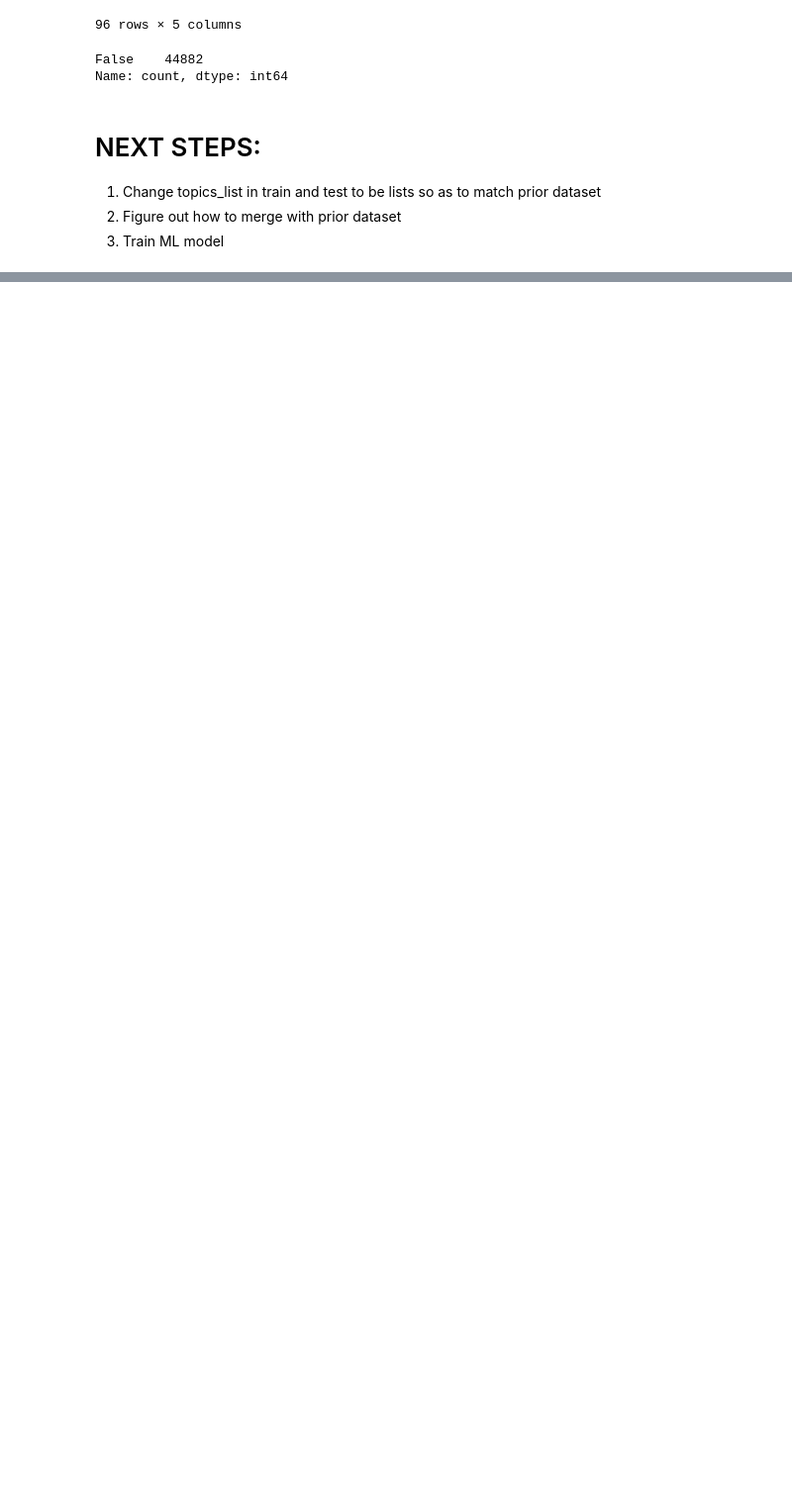
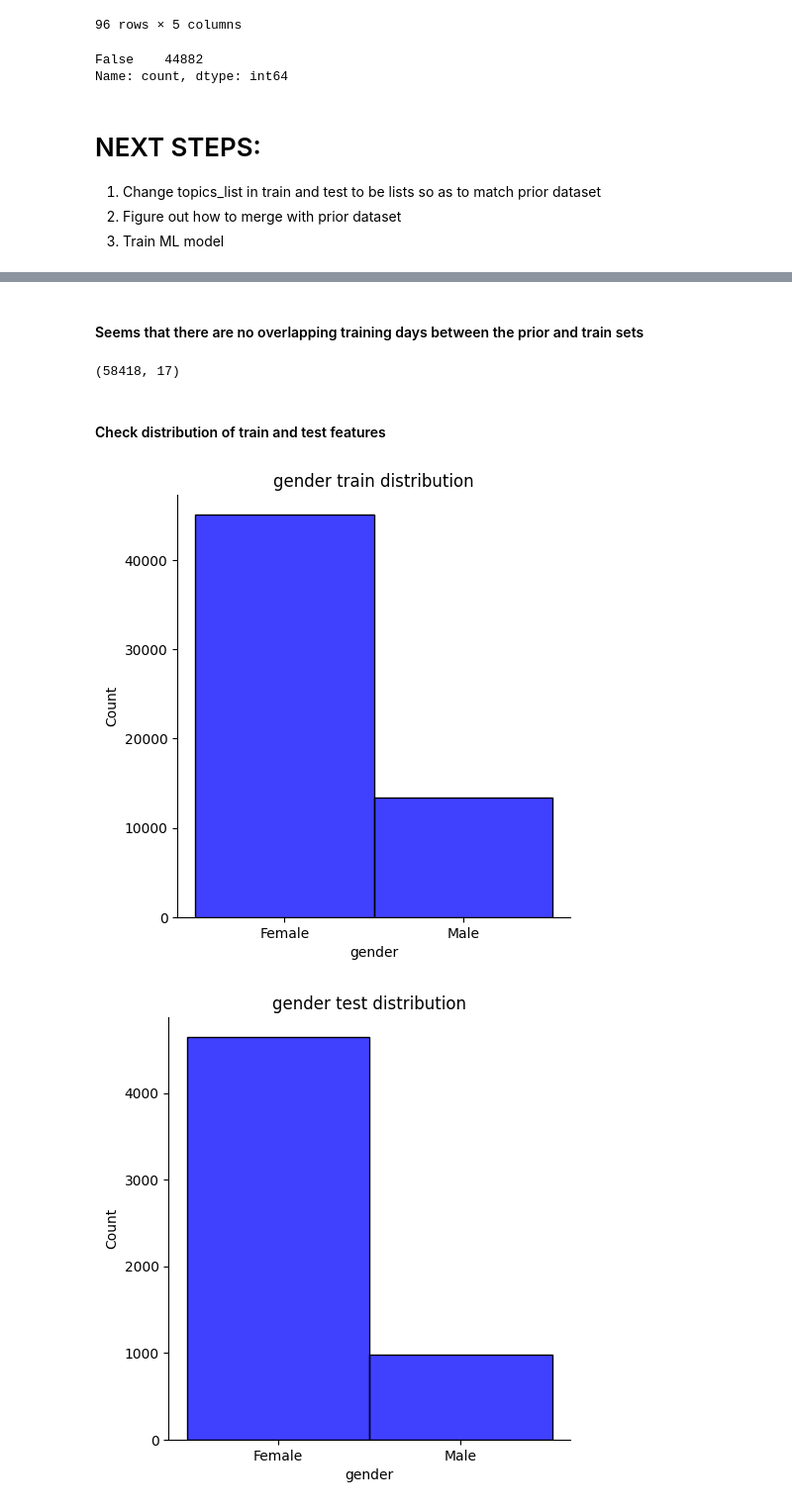
Before and after one commit to waigwamacha/digicow, a Jupyter notebook: digicow/notebooks/exploratory_analysis.ipynb, the cells around one changed output, grey strips where cells are left out. Shown at 99% size. Cells and saved outputs as stored; diff of their text form; code cells hidden in the pictures; blank space fills up the shorter version.

```diff
--- a/digicow/notebooks/exploratory_analysis.ipynb
+++ b/digicow/notebooks/exploratory_analysis.ipynb
@@ -250,6 +250,10 @@ topics_list
 for c in [col for col in train_df.columns if col.endswith('day')]:
   if c in train_df.columns:
     train_df[c] = pd.to_datetime(train_df[c], errors='coerce')
+# %%
+for c in [col for col in test_df.columns if col.endswith('day')]:
+  if c in test_df.columns:
+    test_df[c] = pd.to_datetime(test_df[c], errors='coerce')
 # %%
 train_df.dtypes
 # %% [output]
@@ -626,0 +451,28 @@ ss_.to_csv('BenchmarkSub_.csv', index=False)
+# %% [markdown]
+#### Seems that there are no overlapping training days between the prior and train sets
+# %%
+concatenated_df = pd.concat([train_df, prior_df], ignore_index=True)
+# %%
+concatenated_df.shape
+# %% [output]
+(58418, 17)
+# %% [markdown]
+#### Check distribution of train and test features
+# %%
+cols = ['gender', 'registration', 'age', 'belong_to_cooperative', 'county', 'subcounty', 'ward']
+# %%
+for col in cols:
+    sns.displot(concatenated_df[col], color='blue')
+    plt.title(f'{col} train distribution')
+    plt.xlabel(f'{col}')
+    plt.ylabel('Count')
+    plt.show()
+
+    sns.displot(test_df[col], color='blue')
+    plt.title(f'{col} test distribution')
+    plt.xlabel(f'{col}')
+    plt.ylabel('Count')
+    plt.show()
+# %% [output]
+[figure, added]
+[figure, added]
```
Also changed, not shown: parts of 82 cells of this notebook, 10 other files.
